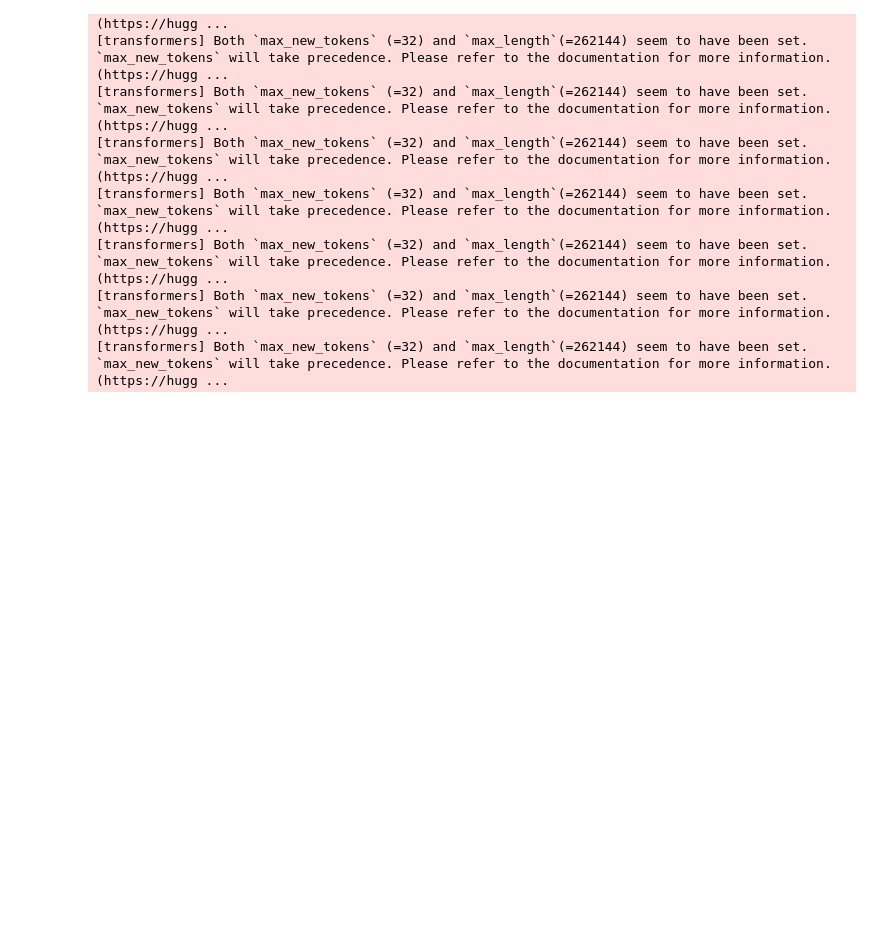
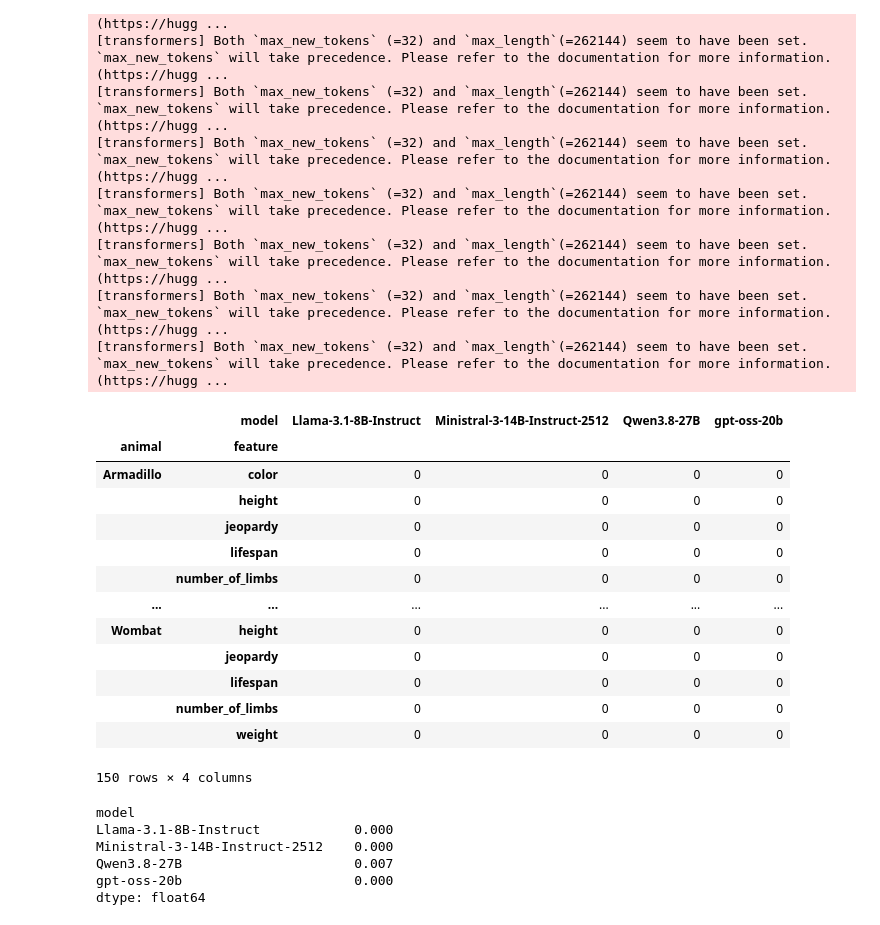
Before and after one commit to Einengutenmorgen/not_a_spider, a Jupyter notebook: test_animals.ipynb, the cells around one changed output. Drawn from its saved outputs; the diff is of its cells as text; code cells hidden in the pictures; blank space fills up the shorter version.

Commit message:
data fixed

```diff
--- a/test_animals.ipynb
+++ b/test_animals.ipynb
@@ -3538,3 +3538,33 @@ Reconstructing (incomplete total...): |          |  0.00B /  0.00B
 [transformers] Both `max_new_tokens` (=32) and `max_length`(=262144) seem to have been set. `max_new_tokens` will take precedence. Please refer to the documentation for more information. (https://hugg ...
 [transformers] Both `max_new_tokens` (=32) and `max_length`(=262144) seem to have been set. `max_new_tokens` will take precedence. Please refer to the documentation for more information. (https://hugg ...
 [transformers] Both `max_new_tokens` (=32) and `max_length`(=262144) seem to have been set. `max_new_tokens` will take precedence. Please refer to the documentation for more information. (https://hugg ...
+# %%
+import pandas as pd
+df = pd.read_csv("/media/data/hau/answers.csv")
+df["correct"] = df.answer == df.gold          # substring variant: df.apply(lambda r: r.gold in r.answer, axis=1)
+df.to_csv("answers.csv", index=False)
+
+matrix = df.pivot_table(index=["animal", "feature"], columns="model", values="correct")
+display(matrix.astype(int))                   # questions × models
+display(matrix.mean().round(3))               # accuracy per model
+# %% [output]
+|  | model | Llama-3.1-8B-Instruct | Ministral-3-14B-Instruct-2512 | Qwen3.8-27B | gpt-oss-20b |
+| animal | feature |  |  |  |  |
+| Armadillo | color | 0 | 0 | 0 | 0 |
+|  | height | 0 | 0 | 0 | 0 |
+|  | jeopardy | 0 | 0 | 0 | 0 |
+|  | lifespan | 0 | 0 | 0 | 0 |
+|  | number_of_limbs | 0 | 0 | 0 | 0 |
+| ... | ... | ... | ... | ... | ... |
+| Wombat | height | 0 | 0 | 0 | 0 |
+|  | jeopardy | 0 | 0 | 0 | 0 |
+|  | lifespan | 0 | 0 | 0 | 0 |
+|  | number_of_limbs | 0 | 0 | 0 | 0 |
+|  | weight | 0 | 0 | 0 | 0 |
+150 rows × 4 columns
+model
+Llama-3.1-8B-Instruct            0.000
+Ministral-3-14B-Instruct-2512    0.000
+Qwen3.8-27B                      0.007
+gpt-oss-20b                      0.000
+dtype: float64
```
Also changed, not shown: parts of 2 cells of this notebook, 22 other files.
